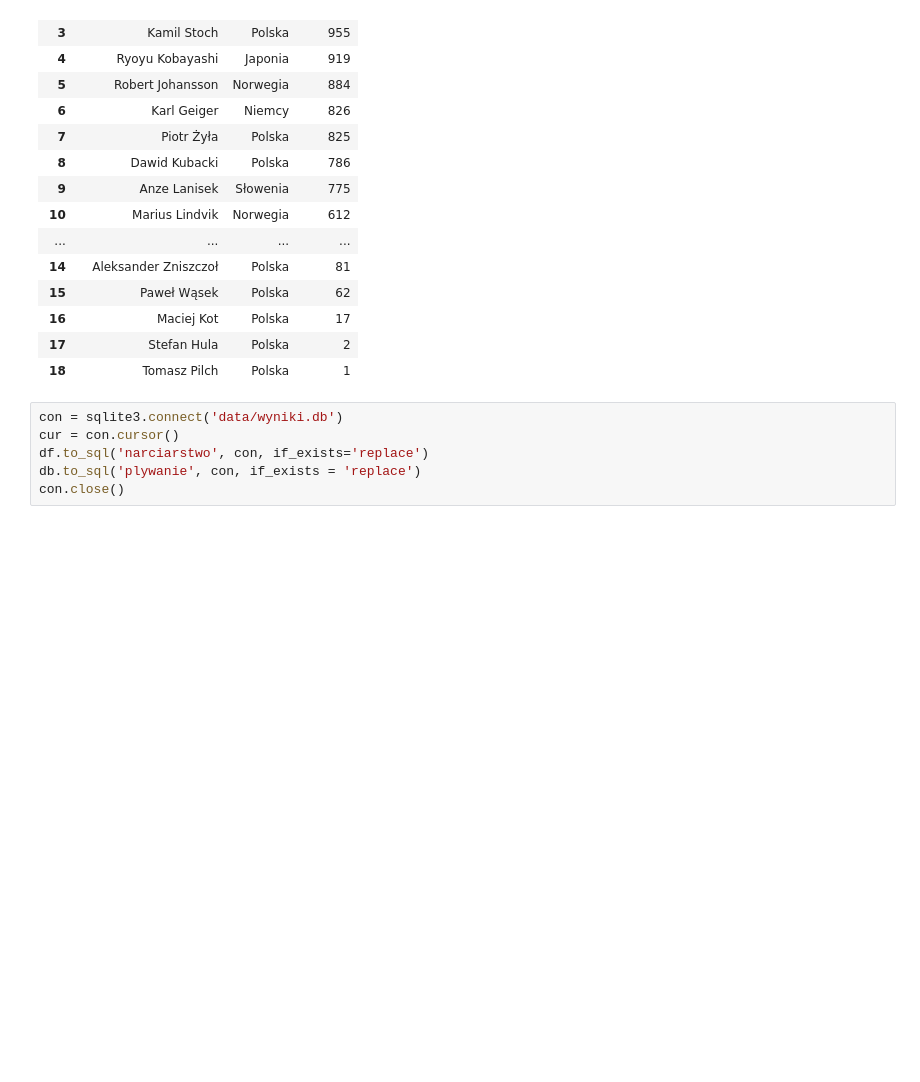
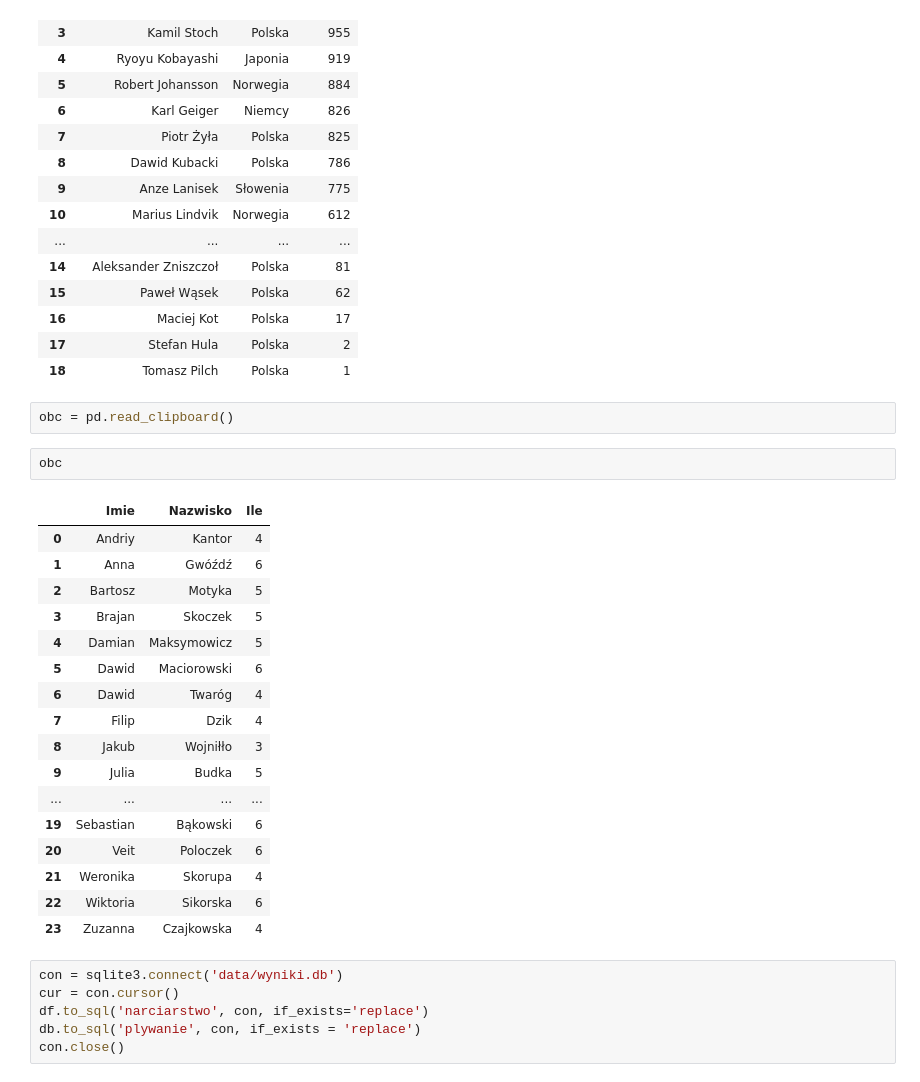
Before and after one commit to Lalsep/SQL-light, a Jupyter notebook: sql.ipynb, the cells around one changed output. Cells and saved outputs as stored; diff of their text form; blank space fills up the shorter version.

```diff
--- a/sql.ipynb
+++ b/sql.ipynb
@@ -46,6 +48,28 @@ df
 | 16 | Maciej Kot | Polska | 17 |
 | 17 | Stefan Hula | Polska | 2 |
 | 18 | Tomasz Pilch | Polska | 1 |
+# %%
+obc = pd.read_clipboard()
+# %%
+obc
+# %% [output]
+|  | Imie | Nazwisko | Ile |
+| 0 | Andriy | Kantor | 4 |
+| 1 | Anna | Gwóźdź | 6 |
+| 2 | Bartosz | Motyka | 5 |
+| 3 | Brajan | Skoczek | 5 |
+| 4 | Damian | Maksymowicz | 5 |
+| 5 | Dawid | Maciorowski | 6 |
+| 6 | Dawid | Twaróg | 4 |
+| 7 | Filip | Dzik | 4 |
+| 8 | Jakub | Wojniłło | 3 |
+| 9 | Julia | Budka | 5 |
+| ... | ... | ... | ... |
+| 19 | Sebastian | Bąkowski | 6 |
+| 20 | Veit | Poloczek | 6 |
+| 21 | Weronika | Skorupa | 4 |
+| 22 | Wiktoria | Sikorska | 6 |
+| 23 | Zuzanna | Czajkowska | 4 |
 # %%
 con = sqlite3.connect('data/wyniki.db')
 cur = con.cursor()
```
Also changed, not shown: parts of 7 cells of this notebook, 1 other file.
